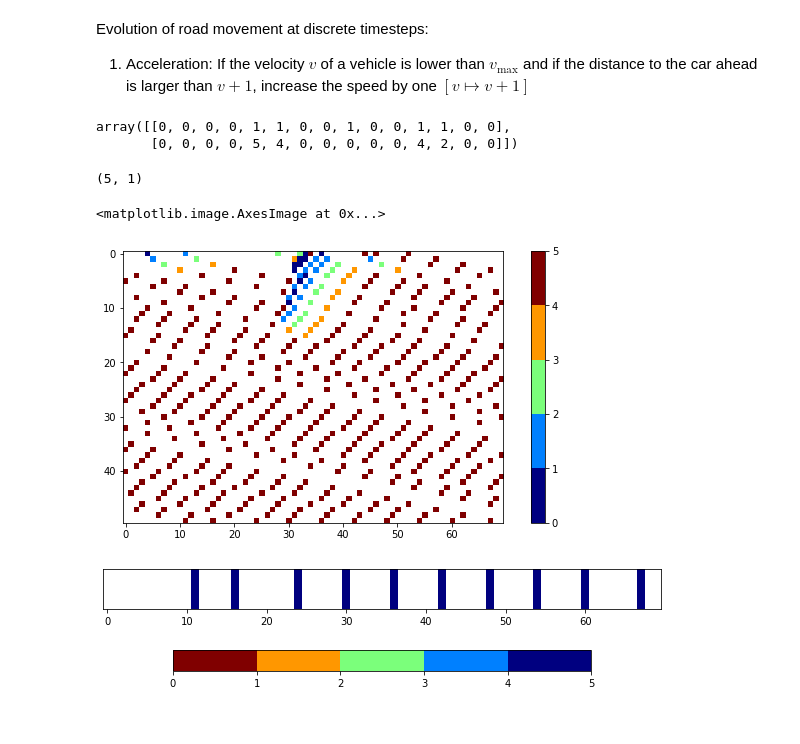
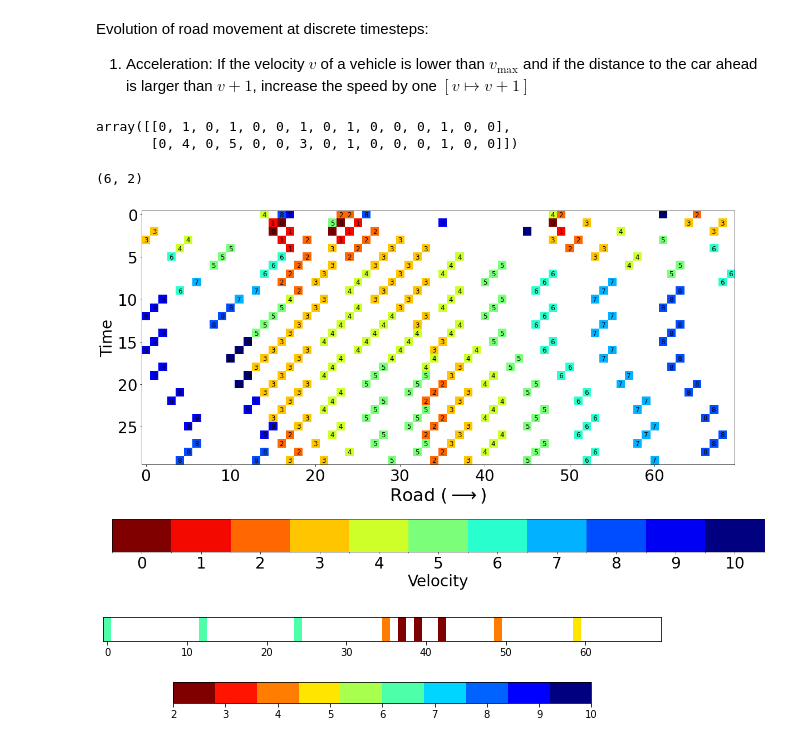
Before and after one commit to turtlesoul25/Traffic_SpeedControls_IM_Project2, a Jupyter notebook: Code.ipynb, the cells around one changed output. Saved outputs shown, nothing was run; the diff lists cells and outputs as text; code cells hidden in the pictures.

Commit message:
got an animation saved for presentation

```diff
--- a/Code.ipynb
+++ b/Code.ipynb
@@ -66,6 +69,7 @@ def add_cars(L,n_cars):
     '''
     Set up a random road where a cell has nonzero velocity with probability p
     '''
+    rng = np.random.default_rng(seed=123)
     road = create_road(L)
     road[0, :n_cars] = 1
     rng.shuffle(road, axis = 1)
@@ -76,6 +80,7 @@ def initial_velocities(L, n_cars, vmax, road):
     '''
     Provide initial velocities to the cars
     '''
+    rng = np.random.default_rng(seed=123)
     random_vs = rng.integers(0, high = vmax, size = L, endpoint = True)
     road[1, :] = road[0, :]*random_vs
 
@@ -136,12 +158,12 @@ def next_car_dist(road, site_num, L):
 # %%
 initial_road
 # %% [output]
-array([[0, 0, 0, 0, 1, 1, 0, 0, 1, 0, 0, 1, 1, 0, 0],
-       [0, 0, 0, 0, 5, 4, 0, 0, 0, 0, 0, 4, 2, 0, 0]])
+array([[0, 1, 0, 1, 0, 0, 1, 0, 1, 0, 0, 0, 1, 0, 0],
+       [0, 4, 0, 5, 0, 0, 3, 0, 1, 0, 0, 0, 1, 0, 0]])
 # %%
 next_car_dist(initial_road, 4, L=15)
 # %% [output]
-(5, 1)
+(6, 2)
 # %%
 def motion(road):
     L = road.shape[1]
@@ -159,7 +181,7 @@ def step(road, vmax, prob):
     '''
     Creates the next iteration from a given road
     '''
-
+    rng = np.random.default_rng(seed=123)
     # create an empty road to store the new results in
     L = road.shape[1]
     road_info = road.copy()
@@ -177,10 +199,16 @@ def step(road, vmax, prob):
             # determine distance of car ahead
             dist_ahead = next_car_dist(road, site, L)[1]
 
-        ## Acceleration
-        # if the velocity v of a vehicle is lower than vmax and
-        # if the car distance to car ahead is larger than v+1,
-        # increase the speed by one (v -> v+1)
+            ## Randomisation
+            # with probability p, the vehicle's velocity is decreased
+            # by one to a minimum of zero ( v -> max(v-1, 0))
+            if random_vec[site] > prob:
+                v = max([v-1, 0])
+
+            ## Acceleration
+            # if the velocity v of a vehicle is lower than vmax and
+            # if the car distance to car ahead is larger than v+1,
+            # increase the speed by one (v -> v+1)
             if v < vmax and dist_ahead > v+1:
                 road_info = set_site_value(road_info, site, v+1, empty=False)
 
@@ -193,12 +221,6 @@ def step(road, vmax, prob):
                 road_info = set_site_value(road_info, site, new_vel, empty=False )
 
 
-            ## Randomisation
-            # with probability p, the vehicle's velocity is decreased
-            # by one to a minimum of zero ( v -> max(v-1, 0))
-            elif random_vec[site] < prob:
-                road_info = set_site_value(road_info, site, max([v-1, 0]), empty=False)
-
         ## Motion
         # each vehicle is advanced v sites
     next_road = motion(road_info)
@@ -208,39 +230,50 @@ def step(road, vmax, prob):
 new_road = step(initial_road, vmax = 5, prob = 0.01)
 # %%
 ## Multiple iterations
-nt = 50
+nt = 30
 L = 70
 n_cars = 10
-vmax = 5
-prob = 0.5
+vmax = 10
+prob = 0.9
 
 roads_to_plot = np.zeros((nt, L))
 initial_road = initial_velocities(L, n_cars, vmax, road=add_cars(L, n_cars))
 next_road = initial_road
 
-# mpl.rcParams['image.aspect']="auto"
 roads_to_plot[0, :] = plottable_road(next_road)[1]
 
-fig, ax = plt.subplots(figsize = (10,5))
-# img = animate_road(next_road, vmax)
+fig, ax = plt.subplots(figsize = (21,12))
 
 for i in range(nt-1):
     next_road = step(next_road, vmax, prob)
     roads_to_plot[i+1, :] = plottable_road(next_road)[1]
-    # img.set_array(plottable_road(next_road)[0])
-    # plt.pause(0.1)
-    # clear_output(wait=True)
-    # display(fig)
 
-
-plot_road(roads_to_plot, vmax)
+plot_road(roads_to_plot, vmax, nt, L)
+plt.savefig("images/presentation_plot.jpg", dpi=300)
 # %% [output]
-<matplotlib.image.AxesImage at 0x...>
-[figure, old version]
+[figure, new version]
 # %%
+## Multiple iterations
+nt = 100
+L = 70
+n_cars = 10
+vmax = 10
+prob = 0.5
+
+roads_to_plot = np.zeros((nt, L))
+initial_road = initial_velocities(L, n_cars, vmax, road=add_cars(L, n_cars))
+next_road = initial_road
+
+roads_to_plot[0, :] = plottable_road(next_road)[1]
+
+for i in range(nt-1):
+    next_road = step(next_road, vmax, prob)
+    roads_to_plot[i+1, :] = plottable_road(next_road)[1]
+
+
 fig, ax = plt.subplots(figsize = (10, 5))
 cmap = plt.get_cmap("jet_r", vmax)
-img = ax.imshow(np.expand_dims(roads_to_plot[0,:], axis = 0), cmap=cmap, aspect=5, animated = True)
+img = ax.imshow(np.expand_dims(roads_to_plot[0,:], axis = 0), cmap=cmap, aspect=3, animated = True)
 ax.get_yaxis().set_visible(False)
 cbar = fig.colorbar(img, orientation="horizontal", shrink = 0.75)
 
@@ -248,9 +281,9 @@ def update(i):
     img.set_array(np.expand_dims(roads_to_plot[i,:], axis = 0))
     return [img]
 
-ani = animation.FuncAnimation(fig, update, frames = nt, blit = True, interval = 20)
+ani = animation.FuncAnimation(fig, update, frames = nt, blit = True, interval = 2)
 # writer = animation.writers["ffmpeg"](fps = 30)
 FFwriter = animation.FFMpegWriter()
-ani.save("test.mp4", writer = FFwriter, dpi = 300)
+ani.save("test.gif", writer = FFwriter, dpi = 300)
 # %% [output]
-[figure, old version]
+[figure, new version]
```
Also changed, not shown: parts of 4 cells of this notebook, 4 other files.
